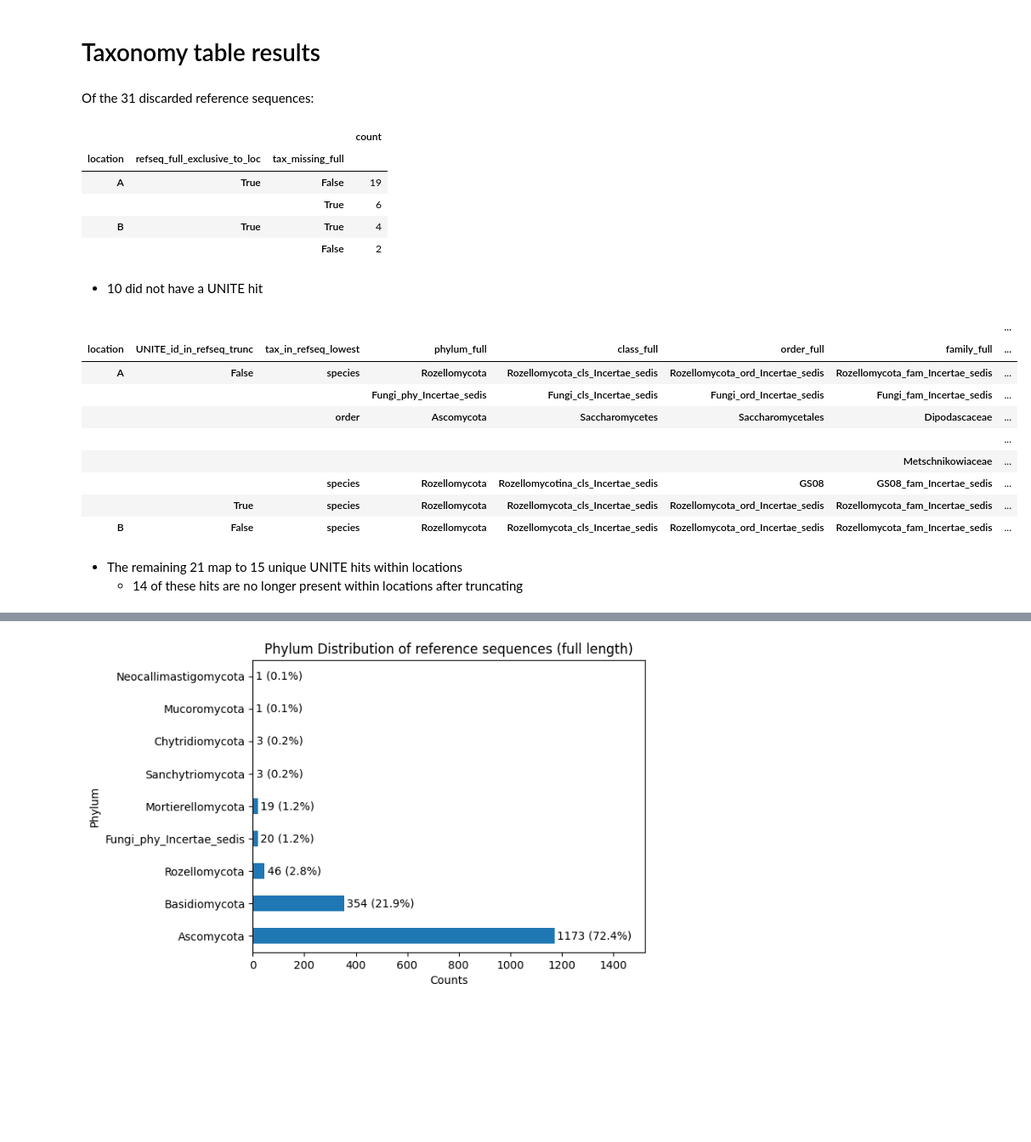
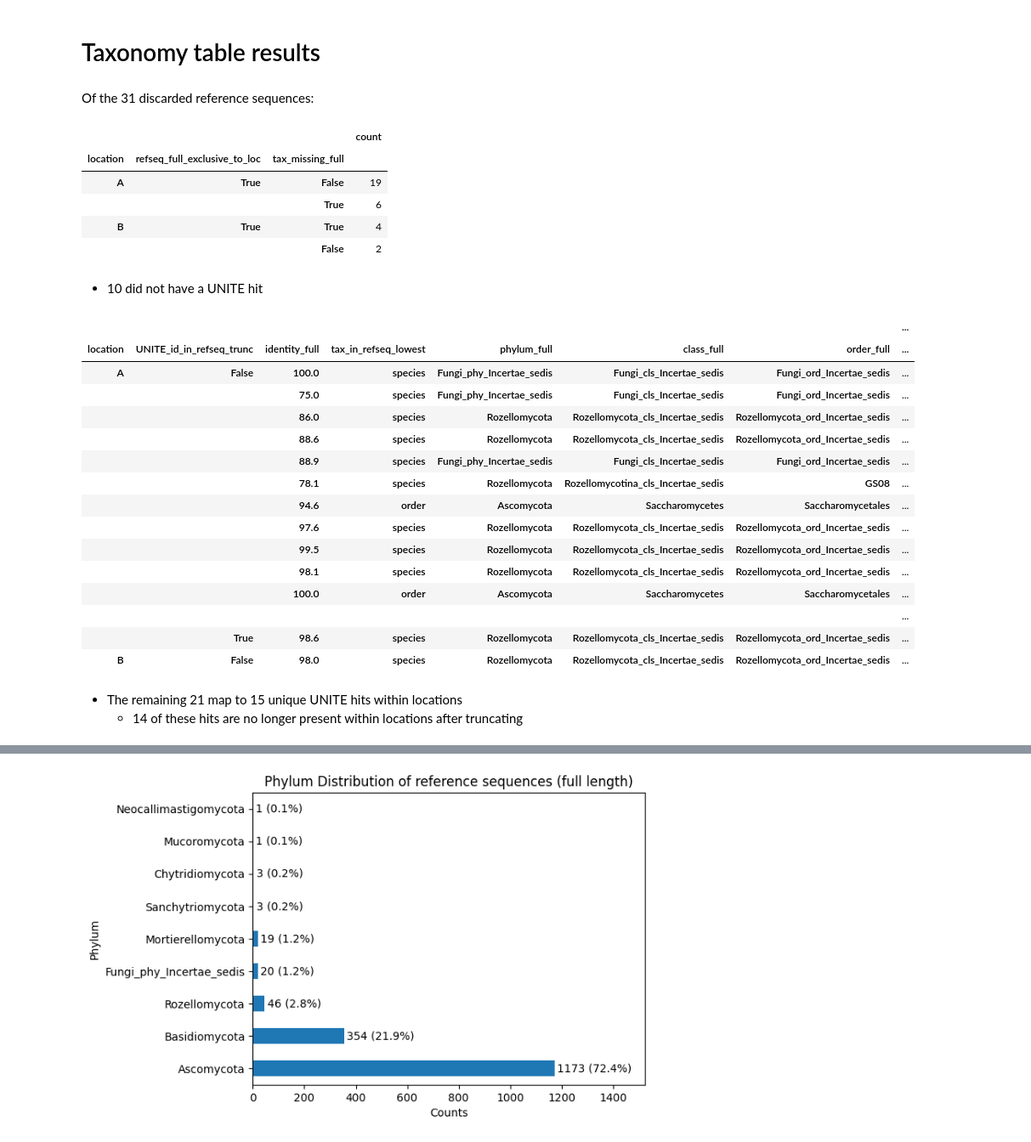
Before and after one commit to SethGG/mycodiversity-arise, a Jupyter notebook: 7_data_analysis.ipynb, the cells around one changed output, grey strips where cells are left out. Shown at 85% size. Saved outputs shown, nothing was run; the diff lists cells and outputs as text; code cells hidden in the pictures; blank space fills up the shorter version.

Commit message:
refseq update

```diff
--- a/7_data_analysis.ipynb
+++ b/7_data_analysis.ipynb
@@ -410,9 +406,5 @@ The 229 new ZOTUs (129 after dereplication within samples) that passed the conta
 # %%
 #Taxonomic results on the discarded sequences
-
-levels = ["phylum", "class", "order", "family", "genus", "species"]
-
-# ---
 
 df_discard_refseq_full_tax_missing_count = pd.DataFrame(df_discard_refseq_full.value_counts(subset=["location", "refseq_full_exclusive_to_loc", "tax_missing_full"]))
 
@@ -439,103 +431,48 @@ for level_depth in range(len(levels)):
 
 df_discard_unite_full["tax_in_refseq_lowest"] = (
     df_discard_unite_full[[f"tax_in_refseq_trunc_until_{level}" for level in levels]].apply(
         lambda row: next((level for level in levels[::-1] if row[f"tax_in_refseq_trunc_until_{level}"]), None), axis=1
     )
 )
 
 
 df_discard_unite_full_counts = pd.DataFrame(df_discard_unite_full.value_counts(
-    subset=["location", "UNITE_id_in_refseq_trunc", "tax_in_refseq_lowest"]+[f"{level}_full" for level in levels]))
+    subset=["location", "UNITE_id_in_refseq_trunc", "identity_full", "tax_in_refseq_lowest"]+[f"{level}_full" for level in levels]))
 
 num_discard_refseq_full_unite_na = df_discard_refseq_full[df_discard_refseq_full["tax_missing_full"] == True].shape[0]
 num_discard_refseq_full_unite = df_discard_refseq_full[df_discard_refseq_full["tax_missing_full"] == False].shape[0]
 num_discard_unite_full = df_discard_unite_full.shape[0]
 num_discard_unite_full_not_elsewhere = df_discard_unite_full_counts.loc[(slice(None), False),]["count"].sum()
 display(md(f"Of the {num_discard_refseq_full} discarded reference sequences:"))
 display(df_discard_refseq_full_tax_missing_count)
 display(md(f"- {num_discard_refseq_full_unite_na} did not have a UNITE hit"))
 display(df_discard_unite_full_counts)
 display(md(f"- The remaining {num_discard_refseq_full_unite} map to {num_discard_unite_full} unique UNITE hits within locations\n"
            f"\t- {num_discard_unite_full_not_elsewhere} of these hits are no longer present within locations after truncating"))
-
-
-#Taxonomic differences on ZOTUs that pass at full length and after truncation
-
-df_trunc_refseq_both_tax_missing_count = pd.DataFrame(df_trunc_refseq_both.value_counts(subset=["location", "tax_missing_full", "tax_missing_trunc"]))
-
-df_trunc_unite_both_new = df_trunc_refseq_both[df_trunc_refseq_both["tax_missing_full"] != df_trunc_refseq_both["tax_missing_trunc"]].drop_duplicates(subset=["location", "UNITE_id_trunc"])
-
-df_trunc_unite_refseq_trunc_sans_both_new = df_trunc[(df_trunc["passed_contam_trunc"] == True) & (df_trunc["tax_missing_trunc"] == False)].drop(index=df_trunc_unite_both_new.index).drop_duplicates(subset=["location", "UNITE_id_trunc"])
-
-df_trunc_unite_both_new = df_trunc_unite_both_new.merge(
-    df_trunc_unite_refseq_trunc_sans_both_new[["location", "UNITE_id_trunc"]],
-    on=["location","UNITE_id_trunc"], how="left", indicator=True).set_index(df_trunc_unite_both_new.index)
-df_trunc_unite_both_new["UNITE_id_in_refseq_trunc"] = df_trunc_unite_both_new["_merge"] == "both"
-df_trunc_unite_both_new = df_trunc_unite_both_new.drop(columns=["_merge"])
-
-for level_depth in range(len(levels)):
-    df_trunc_tax_trunc_until_level = df_trunc_unite_refseq_trunc_sans_both_new[["location"]+[f"{level}_trunc" for level in levels[:level_depth+1]]].drop_duplicates()
-    df_trunc_unite_both_new = df_trunc_unite_both_new.merge(
-        df_trunc_tax_trunc_until_level, how="left", indicator=True).set_index(df_trunc_unite_both_new.index)
-    df_trunc_unite_both_new[f"tax_in_refseq_trunc_until_{levels[level_depth]}"] = df_trunc_unite_both_new["_merge"] == "both"
-    df_trunc_unite_both_new = df_trunc_unite_both_new.drop(columns=["_merge"])
-
-df_trunc_unite_both_new["tax_in_refseq_lowest"] = (
-    df_trunc_unite_both_new[[f"tax_in_refseq_trunc_until_{level}" for level in levels]].apply(
-        lambda row: next((level for level in levels[::-1] if row[f"tax_in_refseq_trunc_until_{level}"]), None), axis=1
-    )
-)
-
-df_trunc_unite_both_new_counts = pd.DataFrame(df_trunc_unite_both_new.value_counts(
-    subset=["location", "UNITE_id_in_refseq_trunc", "tax_in_refseq_lowest"]+[f"{level}_trunc" for level in levels]))
-
-num_trunc_refseq_both = df_trunc_refseq_both.shape[0]
-num_trunc_refseq_both_trunc = df_trunc_refseq_both.drop_duplicates(subset=["location", "refsequence_pk_trunc"]).shape[0]
-num_trunc_refseq_both_new = df_trunc_refseq_both_tax_missing_count.loc[(slice(None), True, False)]["count"].sum()
-num_trunc_refseq_both_new_elsewhere = df_trunc_unite_both_new[df_trunc_unite_both_new["UNITE_id_in_refseq_trunc"] == True].shape[0]
-display(md(f"Of the {num_trunc_refseq_both} full length reference sequences that map to {num_trunc_refseq_both_trunc} truncated reference sequences:"))
-display(df_trunc_refseq_both_tax_missing_count)
-display(md(f"- {num_trunc_refseq_both_new} no longer have missing taxonomy after truncation"))
-display(df_trunc_unite_both_new_counts)
-display(md(f"- {num_trunc_refseq_both_new_elsewhere} of these truncated reference sequences map to a UNITE id that is also present elsewhere"))
-
-
-
-
-#df_trunc_unite_full_new["UNITE_id_in_trunc"] = df_trunc_unite_full_new["UNITE_id_trunc"].isin(df_trunc_refseq_full_loc[df_trunc_refseq_full_loc["tax_missing_full"] == False]["UNITE_id_trunc"])
-#df_trunc_unite_full_new["UNITE_id_in_full"] = df_trunc_unite_full_new["UNITE_id_trunc"].isin(df_trunc_refseq_full_loc[df_trunc_refseq_full_loc["tax_missing_full"] == False]["UNITE_id_full"])
-
-#display(df_trunc_unite_full_new[["location", "UNITE_id_trunc", "UNITE_id_in_trunc", "UNITE_id_in_full"]])
-
-df_trunc_unite_full_both = df_trunc_refseq_full_loc[(df_trunc_refseq_full_loc["tax_missing_full"] == False) & (df_trunc_refseq_full_loc["tax_missing_trunc"] == False)]
-df_trunc_unite_full_both["UNITE_id_equal"] = df_trunc_unite_full_both["UNITE_id_full"] == df_trunc_unite_full_both["UNITE_id_trunc"]
-
-display(pd.DataFrame.join(df_trunc_unite_full_both.value_counts(subset=["location", "exclusive_to_loc", "UNITE_id_equal"]),
-                          df_trunc_unite_full_both.drop_duplicates(subset=["location", "UNITE_id_full", "UNITE_id_trunc"]).value_counts(subset=["location", "exclusive_to_loc", "UNITE_id_equal"]), lsuffix="_refseq", rsuffix="_UNITE_id"))
-
-for level in levels:
-    df_trunc_unite_full_both[f"{level}_equal"] = df_trunc_unite_full_both[f"{level}_full"] == df_trunc_unite_full_both[f"{level}_trunc"]
-
-df_trunc_unite_full_both_not_equal_count = pd.DataFrame(df_trunc_unite_full_both[df_trunc_unite_full_both["UNITE_id_equal"] == False].value_counts(subset=[f"{level}_equal" for level in levels]))
-display(df_trunc_unite_full_both_not_equal_count)
 # %% [output]
 Of the 31 discarded reference sequences:
 |  |  |  | count |
 | location | refseq_full_exclusive_to_loc | tax_missing_full |  |
 | A | True | False | 19 |
 |  |  | True | 6 |
 | B | True | True | 4 |
 |  |  | False | 2 |
 - 10 did not have a UNITE hit
 |  |  |  |  |  |  |  | ... |
-| location | UNITE_id_in_refseq_trunc | tax_in_refseq_lowest | phylum_full | class_full | order_full | family_full | ... |
-| A | False | species | Rozellomycota | Rozellomycota_cls_Incertae_sedis | Rozellomycota_ord_Incertae_sedis | Rozellomycota_fam_Incertae_sedis | ... |
-|  |  |  | Fungi_phy_Incertae_sedis | Fungi_cls_Incertae_sedis | Fungi_ord_Incertae_sedis | Fungi_fam_Incertae_sedis | ... |
-|  |  | order | Ascomycota | Saccharomycetes | Saccharomycetales | Dipodascaceae | ... |
+| location | UNITE_id_in_refseq_trunc | identity_full | tax_in_refseq_lowest | phylum_full | class_full | order_full | ... |
+| A | False | 100.0 | species | Fungi_phy_Incertae_sedis | Fungi_cls_Incertae_sedis | Fungi_ord_Incertae_sedis | ... |
+|  |  | 75.0 | species | Fungi_phy_Incertae_sedis | Fungi_cls_Incertae_sedis | Fungi_ord_Incertae_sedis | ... |
+|  |  | 86.0 | species | Rozellomycota | Rozellomycota_cls_Incertae_sedis | Rozellomycota_ord_Incertae_sedis | ... |
+|  |  | 88.6 | species | Rozellomycota | Rozellomycota_cls_Incertae_sedis | Rozellomycota_ord_Incertae_sedis | ... |
+|  |  | 88.9 | species | Fungi_phy_Incertae_sedis | Fungi_cls_Incertae_sedis | Fungi_ord_Incertae_sedis | ... |
+|  |  | 78.1 | species | Rozellomycota | Rozellomycotina_cls_Incertae_sedis | GS08 | ... |
+|  |  | 94.6 | order | Ascomycota | Saccharomycetes | Saccharomycetales | ... |
+|  |  | 97.6 | species | Rozellomycota | Rozellomycota_cls_Incertae_sedis | Rozellomycota_ord_Incertae_sedis | ... |
+|  |  | 99.5 | species | Rozellomycota | Rozellomycota_cls_Incertae_sedis | Rozellomycota_ord_Incertae_sedis | ... |
+|  |  | 98.1 | species | Rozellomycota | Rozellomycota_cls_Incertae_sedis | Rozellomycota_ord_Incertae_sedis | ... |
+|  |  | 100.0 | order | Ascomycota | Saccharomycetes | Saccharomycetales | ... |
 |  |  |  |  |  |  |  | ... |
-|  |  |  |  |  |  | Metschnikowiaceae | ... |
-|  |  | species | Rozellomycota | Rozellomycotina_cls_Incertae_sedis | GS08 | GS08_fam_Incertae_sedis | ... |
-|  | True | species | Rozellomycota | Rozellomycota_cls_Incertae_sedis | Rozellomycota_ord_Incertae_sedis | Rozellomycota_fam_Incertae_sedis | ... |
-| B | False | species | Rozellomycota | Rozellomycota_cls_Incertae_sedis | Rozellomycota_ord_Incertae_sedis | Rozellomycota_fam_Incertae_sedis | ... |
+|  | True | 98.6 | species | Rozellomycota | Rozellomycota_cls_Incertae_sedis | Rozellomycota_ord_Incertae_sedis | ... |
+| B | False | 98.0 | species | Rozellomycota | Rozellomycota_cls_Incertae_sedis | Rozellomycota_ord_Incertae_sedis | ... |
 - The remaining 21 map to 15 unique UNITE hits within locations
 	- 14 of these hits are no longer present within locations after truncating
```
Also changed, not shown: parts of 7 cells of this notebook.
